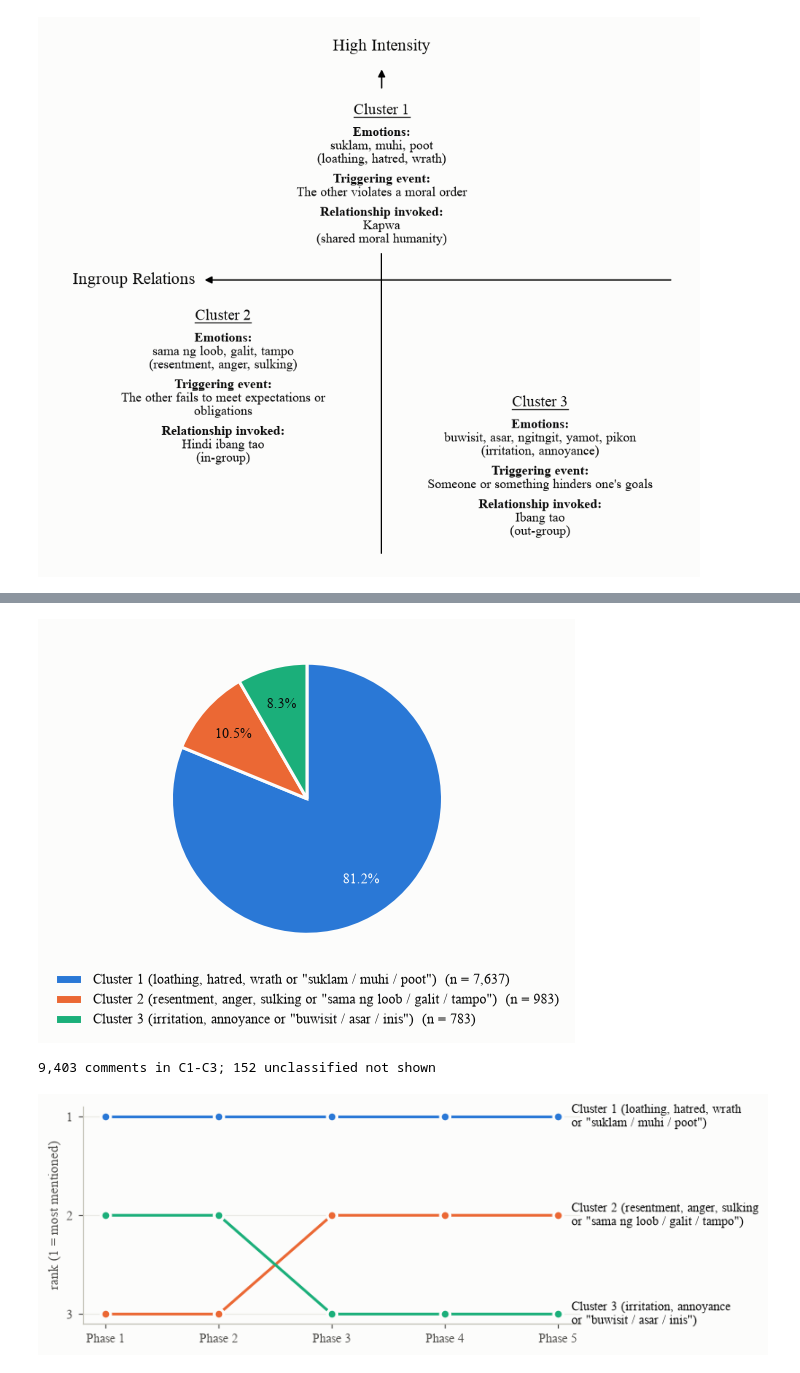
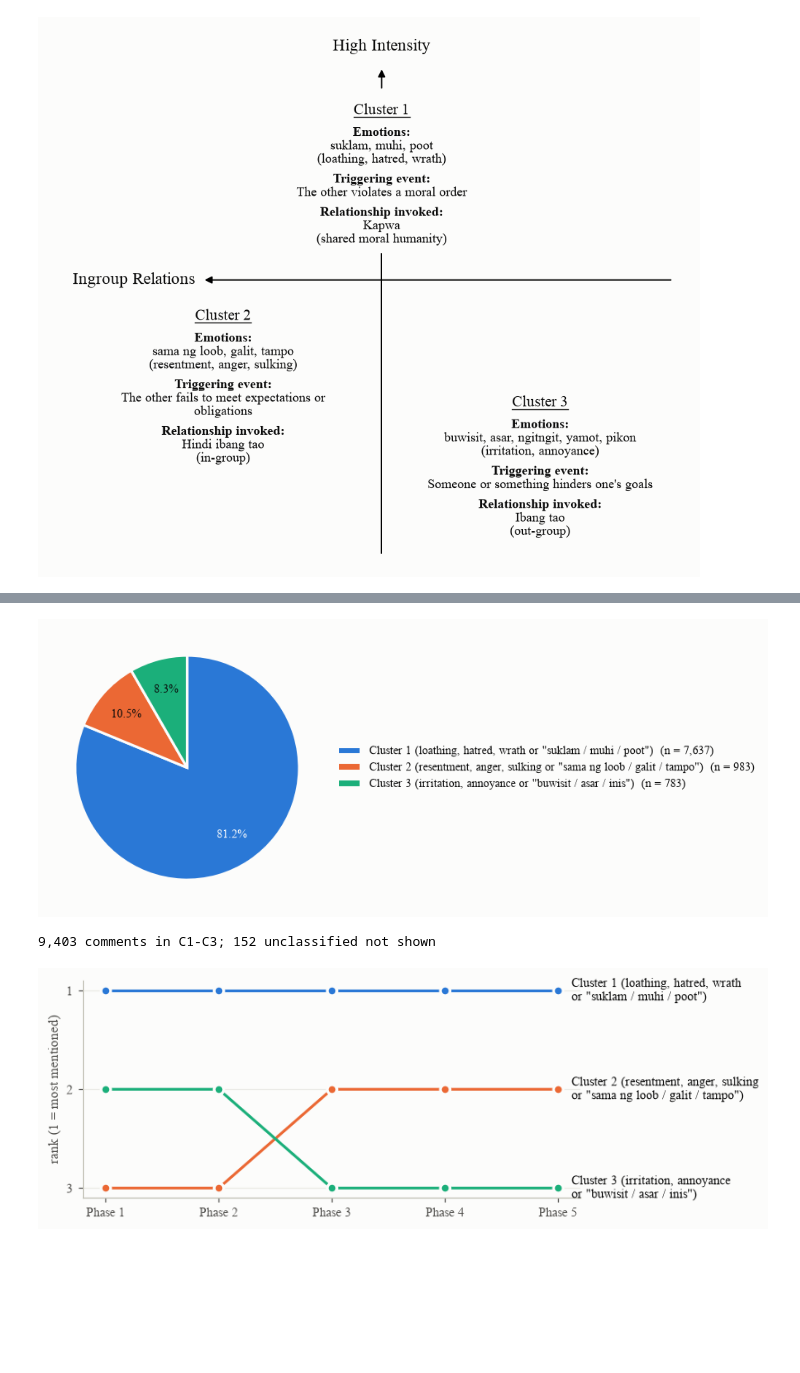
Before and after one commit to mbchavez27/crisis-management-analysis, a Jupyter notebook: 04-statistical-analysis/notebooks/03-findings.ipynb, the cells around one changed output, grey strips where cells are left out. Saved outputs shown, nothing was run; the diff lists cells and outputs as text; code cells hidden in the pictures; blank space fills up the shorter version.

Commit message:
feat(findings): drop class pie title and move pie legends to the right

```diff
--- a/04-statistical-analysis/notebooks/03-findings.ipynb
+++ b/04-statistical-analysis/notebooks/03-findings.ipynb
@@ -489,28 +489,28 @@ show(clu_end)
 # %%
 # Whole-crisis distribution of the three clusters (unclassified left out)
 C3_ONLY = {"C1 suklam / muhi / poot (high)": "C1  suklam / muhi / poot",
            "C2 sama ng loob / galit / tampo (mid)": "C2  sama ng loob / galit / tampo",
            "C3 buwisit / asar / inis (low)": "C3  buwisit / asar / inis"}
 pie_n = clu_end.loc[list(C3_ONLY), "total"].rename(C3_ONLY)
 fig, ax = plt.subplots(figsize=(5.2, 4))
 wedges, _, autotexts = ax.pie(pie_n, colors=SERIES[:3], startangle=90, counterclock=False,
                               autopct=lambda p: f"{p:.1f}%", pctdistance=0.72,
                               wedgeprops={"edgecolor": "#fcfcfb", "linewidth": 2})
 for t, w in zip(autotexts, pie_n):
     t.set_color("#ffffff" if w == pie_n.max() else "#0b0b0b")
     t.set_fontsize(9)
 # Legend: cluster spelled out, English first with the Filipino terms in quotes
 PIE_LABELS = {"C1  suklam / muhi / poot": 'Cluster 1 (loathing, hatred, wrath or "suklam / muhi / poot")',
               "C2  sama ng loob / galit / tampo":
                   'Cluster 2 (resentment, anger, sulking or "sama ng loob / galit / tampo")',
               "C3  buwisit / asar / inis": 'Cluster 3 (irritation, annoyance or "buwisit / asar / inis")'}
-ax.legend(wedges, [f"{PIE_LABELS[k]}  (n = {v:,})" for k, v in pie_n.items()], loc="upper center",
-          bbox_to_anchor=(0.5, 0.02), ncol=1, fontsize=9)
+ax.legend(wedges, [f"{PIE_LABELS[k]}  (n = {v:,})" for k, v in pie_n.items()], loc="center left",
+          bbox_to_anchor=(1.0, 0.5), ncol=1, fontsize=9)
 save(fig, "rq1_stamaria_pie")
 plt.show()
 print(f"{int(pie_n.sum()):,} comments in C1-C3; {int(clu_end.loc['Unclassified', 'total'])} unclassified not shown")
 # %% [output]
-[figure, old version]
+[figure, new version]
 9,403 comments in C1-C3; 152 unclassified not shown
 # %%
 # Ranking of C1 / C2 / C3 in each phase (unclassified left out)
```
Also changed, not shown: parts of 3 cells of this notebook, 4 other files.
